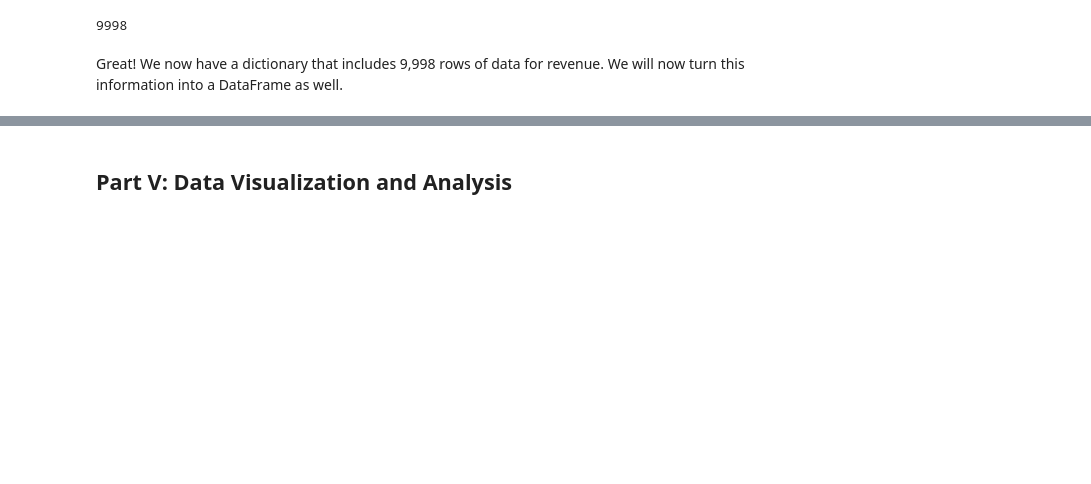
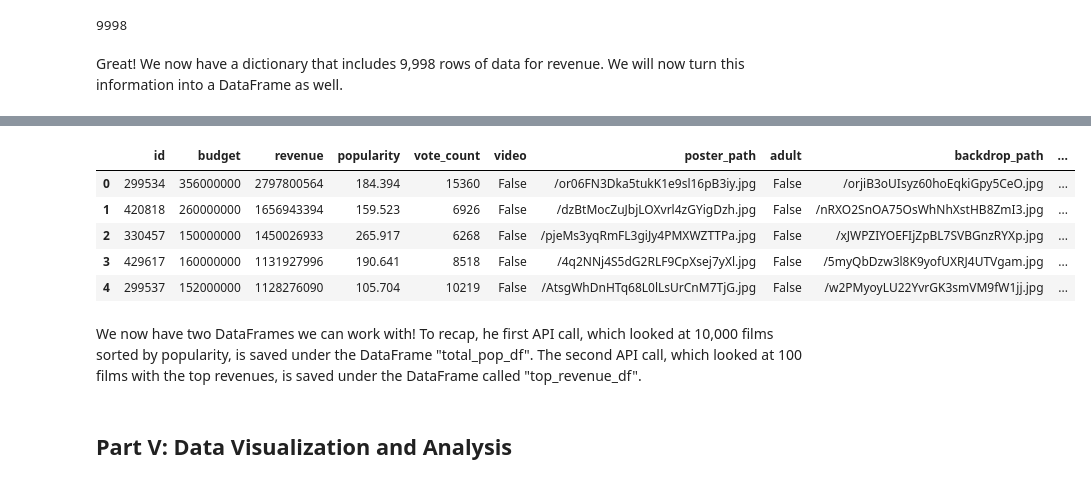
Before and after one commit to adinas94/Phase-1-Microsoft-Movies, a Jupyter notebook: Data Cleaning Notebook for project.ipynb, the cells around one changed output, grey strips where cells are left out. Saved outputs shown, nothing was run; the diff lists cells and outputs as text; code cells hidden in the pictures; blank space fills up the shorter version.

```diff
--- a/Data Cleaning Notebook for project.ipynb
+++ b/Data Cleaning Notebook for project.ipynb
@@ -303,0 +347,6 @@ memory usage: 156.2 KB
+# %%
+# Create a DataFrame of this revenue data
+rev_revenue = pd.DataFrame.from_dict(rev_dict, orient="index").reset_index()
+rev_revenue.columns = ['id', 'revenue']
+
+rev_revenue
@@ -303,0 +369,10 @@ memory usage: 156.2 KB
+# %%
+# Create a dictionary to retrieve the budget data for these 100 films
+
+rev_budget = {}
+
+for item in newlist:
+        tmp = tmdb.Movies(item['id']).info()
+        rev_budget[tmp['id']] = tmp['budget']
+
+print(rev_budget)
@@ -303,0 +381,6 @@ memory usage: 156.2 KB
+# %%
+# Create a DataFrame for the budget data
+rev_budget = pd.DataFrame.from_dict(rev_budget, orient="index").reset_index()
+rev_budget.columns = ['id', 'budget']
+
+rev_budget
@@ -324,0 +441,3 @@ total_df.to_csv('Moviesdata_revenue.csv')
+# %%
+# Join the budget and revenue data for the 100 films with the highest revenues
+df_budget_revenue = rev_budget.join(rev_revenue.set_index('id'), on='id')
@@ -324,0 +460,11 @@ total_df.to_csv('Moviesdata_revenue.csv')
+# %%
+# Now join the budget and revenue variables with the larger dataset
+top_revenue_df = df_budget_revenue.join(rev.set_index('id'), on='id')
+top_revenue_df.head()
+# %% [output]
+|  | id | budget | revenue | popularity | vote_count | video | poster_path | adult | backdrop_path | ... |
+| 0 | 299534 | 356000000 | 2797800564 | 184.394 | 15360 | False | /or06FN3Dka5tukK1e9sl16pB3iy.jpg | False | /orjiB3oUIsyz60hoEqkiGpy5CeO.jpg | ... |
+| 1 | 420818 | 260000000 | 1656943394 | 159.523 | 6926 | False | /dzBtMocZuJbjLOXvrl4zGYigDzh.jpg | False | /nRXO2SnOA75OsWhNhXstHB8ZmI3.jpg | ... |
+| 2 | 330457 | 150000000 | 1450026933 | 265.917 | 6268 | False | /pjeMs3yqRmFL3giJy4PMXWZTTPa.jpg | False | /xJWPZIYOEFIjZpBL7SVBGnzRYXp.jpg | ... |
+| 3 | 429617 | 160000000 | 1131927996 | 190.641 | 8518 | False | /4q2NNj4S5dG2RLF9CpXsej7yXl.jpg | False | /5myQbDzw3l8K9yofUXRJ4UTVgam.jpg | ... |
+| 4 | 299537 | 152000000 | 1128276090 | 105.704 | 10219 | False | /AtsgWhDnHTq68L0lLsUrCnM7TjG.jpg | False | /w2PMyoyLU22YvrGK3smVM9fW1jj.jpg | ... |
@@ -325,2 +474,4 @@ total_df.to_csv('Moviesdata_revenue.csv')
+# %% [markdown]
+We now have two DataFrames we can work with! To recap, he first API call, which looked at 10,000 films sorted by popularity, is saved under the DataFrame "total_pop_df". The second API call, which looked at 100 films with the top revenues, is saved under the DataFrame called "top_revenue_df".
 # %% [markdown]
 ## Part V: Data Visualization and Analysis
```
Also changed, not shown: parts of 29 cells of this notebook, 2 other files.
